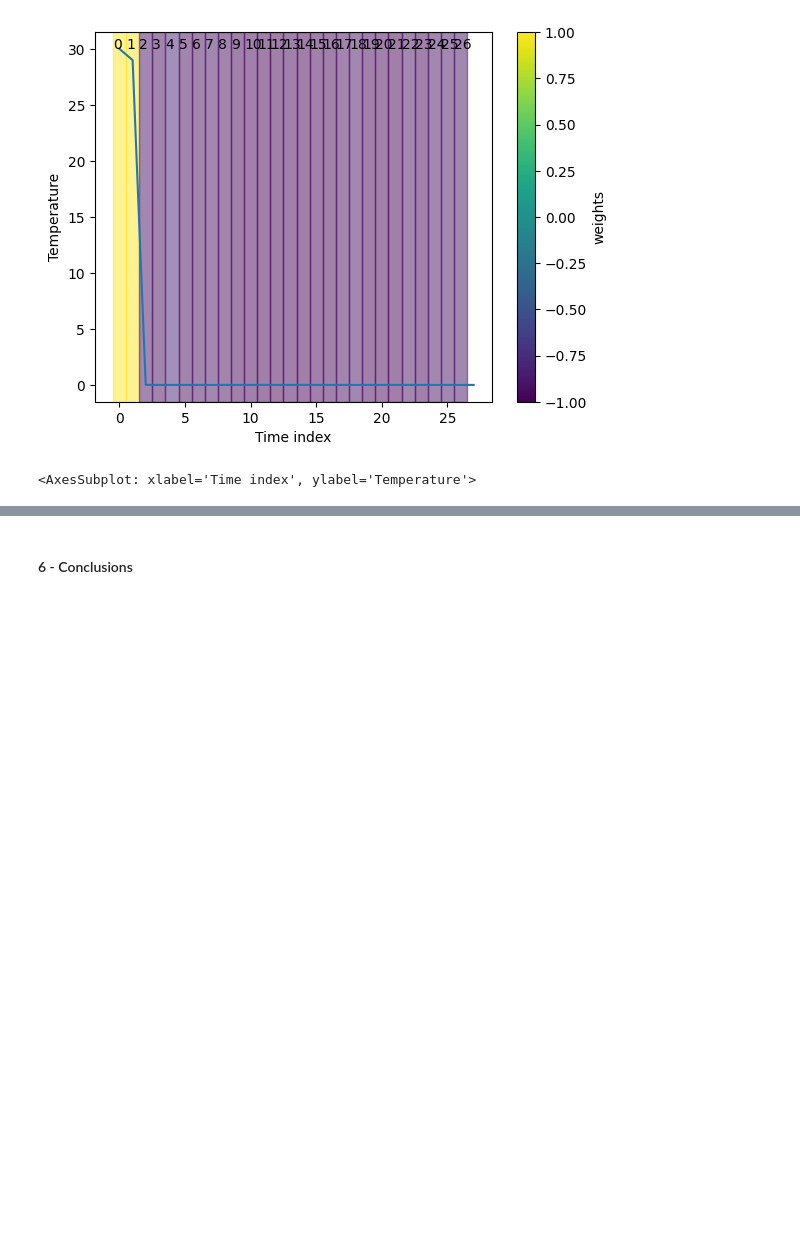
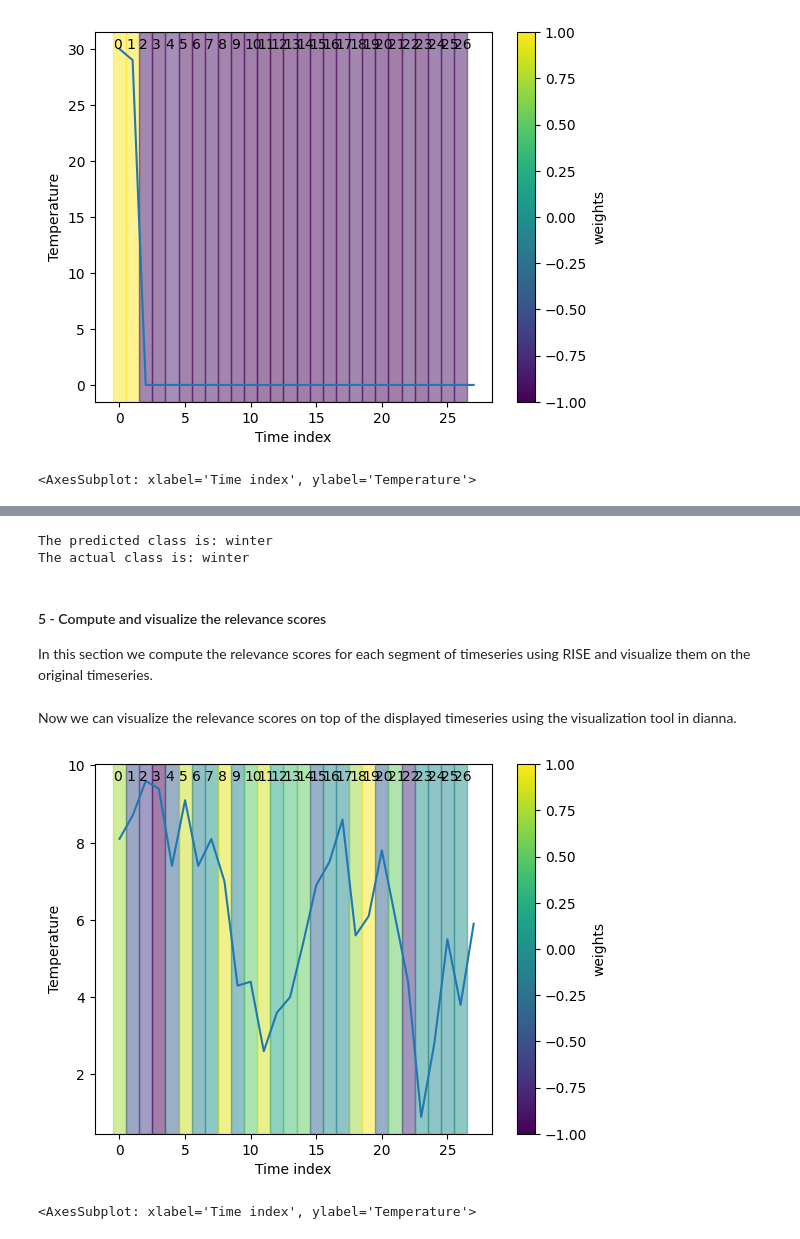
Before and after one commit to dianna-ai/dianna, a Jupyter notebook: tutorials/rise_timeseries_weather.ipynb, the cells around one changed output, grey strips where cells are left out. Drawn from its saved outputs; the diff is of its cells as text; code cells hidden in the pictures; blank space fills up the shorter version.

```diff
--- a/tutorials/rise_timeseries_weather.ipynb
+++ b/tutorials/rise_timeseries_weather.ipynb
@@ -136,19 +169,16 @@ months = (np.arange(nmonth) + data['MONTH'][0] - 1) % 12 + 1
 
 # one class per meteorological season
 labels = np.zeros_like(months, dtype=int)
-spring = (3 <= months) & (months <= 5)   # mar - may
 summer = (6 <= months) & (months <= 8)   # jun - aug
-autumn = (9 <= months) & (months <= 11)  # sep - nov
 winter = (months <= 2) | (months == 12)  # dec - feb
 
-labels[spring] = 0
-labels[summer] = 1
-labels[autumn] = 2
-labels[winter] = 3
+labels[summer] = 0
+labels[winter] = 1
 
-target = pd.get_dummies(labels)
+target = pd.get_dummies(labels[summer + winter])
 
-classes = ['spring', 'summer', 'autumn', 'winter']
+classes = ['summer', 'winter']
 nclass = len(classes)
 
-target.describe()
+data_ts = data_ts[summer + winter]
+data_ts.shape
@@ -193,9 +221,10 @@ def run_model(data):
 idx = 6 # explained instance
 data_instance = data_test[idx][np.newaxis, ...]
 # precheck ONNX predictions
-pred_onnx = run_expert_model(data_instance)
+pred_onnx = run_model(data_instance)
 pred_class = classes[np.argmax(pred_onnx)]
 print("The predicted class is:", pred_class)
 print("The actual class is:", classes[np.argmax(target_test.iloc[idx])])
-input_image = data_instance[0]
-print(input_image.T.shape, input_image.T)
+# %% [output]
+The predicted class is: winter
+The actual class is: winter
@@ -204,2 +231,25 @@ columns
-# %% [markdown]
-#### 6 - Conclusions
+# %% [markdown]
+#### 5 - Compute and visualize the relevance scores
+In this section we compute the relevance scores for each segment of timeseries using RISE and visualize them on the original timeseries.
+# %%
+# call the explainer
+explanation = dianna.explain_timeseries(run_model, timeseries_data=data_instance[0],
+                                        method='rise', labels=[0,1], p_keep=0.1,
+                                        n_masks=10000)
+# %% [markdown]
+Now we can visualize the relevance scores on top of the displayed timeseries using the visualization tool in dianna.
+# %%
+heatmap_channel = normalize(explanation[np.argmax(pred_onnx)])
+segments = []
+for i in range(len(heatmap_channel) - 1):
+    segments.append({
+        'index': i,
+        'start': i - 0.5,
+        'stop': i + 0.5,
+        'weight': heatmap_channel[i]})
+visualization.plot_timeseries(range(len(heatmap_channel)), data_instance[0],
+                              segments, xlabel="Time index", ylabel="Temperature",
+                              show_plot=True)
+# %% [output]
+[figure, added]
+<AxesSubplot: xlabel='Time index', ylabel='Temperature'>
```
Also changed, not shown: parts of 18 cells of this notebook.
